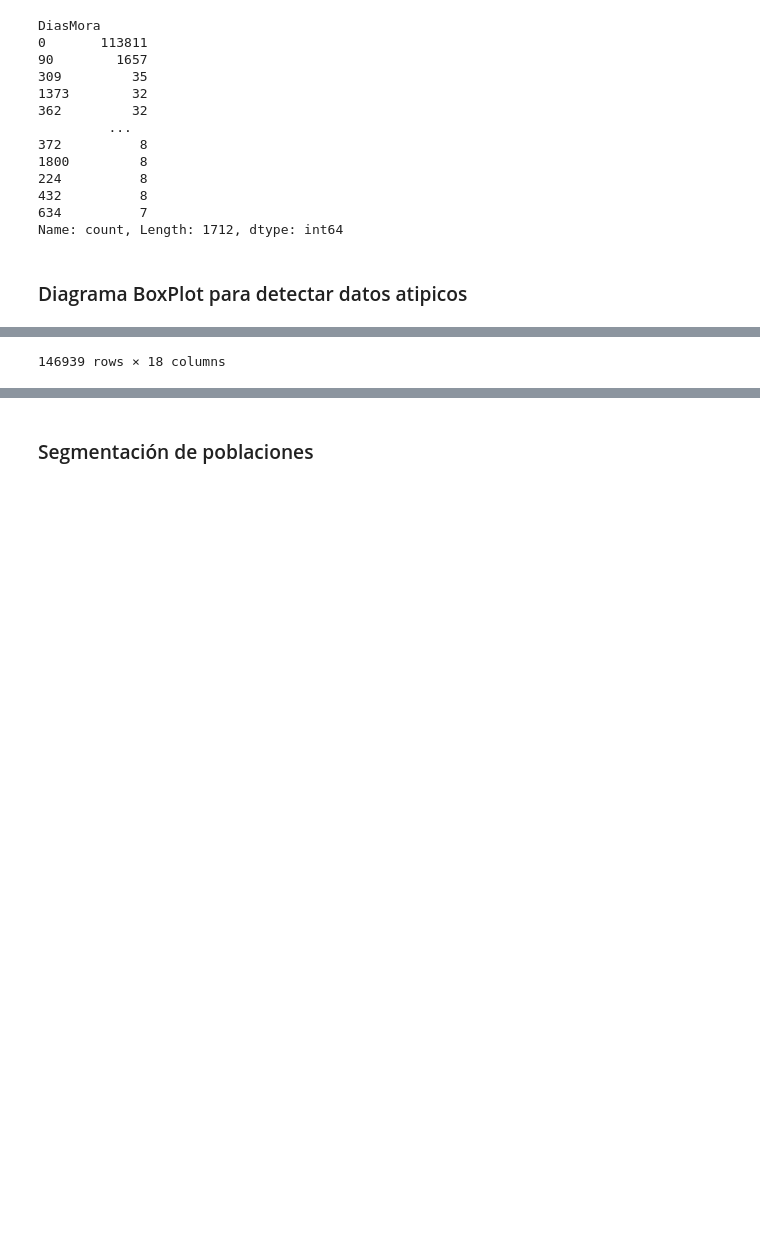
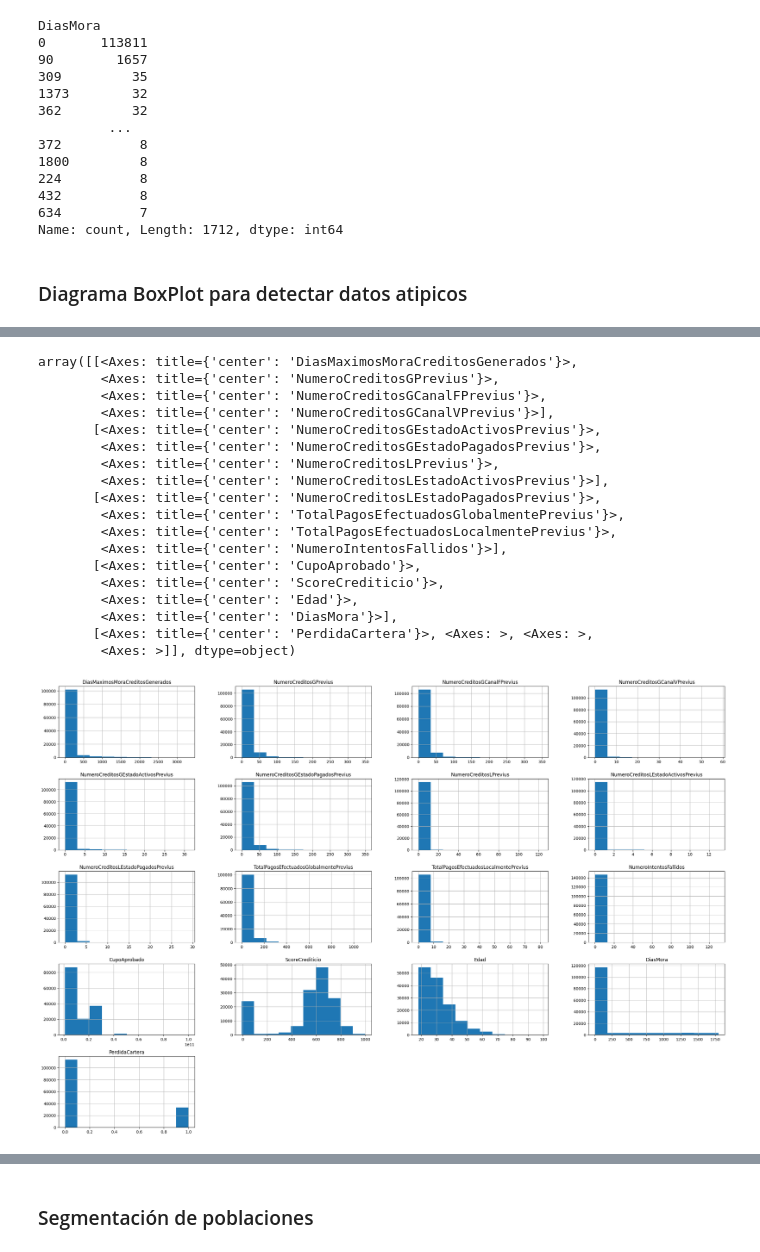
Before and after one commit to Mathnalytics17/TestKeraunos, a Jupyter notebook: ETL.ipynb, the cells around one changed output, grey strips where cells are left out. Cells and saved outputs as stored; diff of their text form; code cells hidden in the pictures; blank space fills up the shorter version.

```diff
--- a/ETL.ipynb
+++ b/ETL.ipynb
@@ -370,3 +396,3 @@ df[variables_cuantificables].boxplot(figsize=(20,20))
 # %%
-df[variables_cuantificables]
+df[variables_cuantificables].hist(figsize=(30,20))
 # %% [output]
@@ -385 +399,19 @@ df[variables_cuantificables]
-146939 rows × 18 columns
+array([[<Axes: title={'center': 'DiasMaximosMoraCreditosGenerados'}>,
+        <Axes: title={'center': 'NumeroCreditosGPrevius'}>,
+        <Axes: title={'center': 'NumeroCreditosGCanalFPrevius'}>,
+        <Axes: title={'center': 'NumeroCreditosGCanalVPrevius'}>],
+       [<Axes: title={'center': 'NumeroCreditosGEstadoActivosPrevius'}>,
+        <Axes: title={'center': 'NumeroCreditosGEstadoPagadosPrevius'}>,
+        <Axes: title={'center': 'NumeroCreditosLPrevius'}>,
+        <Axes: title={'center': 'NumeroCreditosLEstadoActivosPrevius'}>],
+       [<Axes: title={'center': 'NumeroCreditosLEstadoPagadosPrevius'}>,
+        <Axes: title={'center': 'TotalPagosEfectuadosGlobalmentePrevius'}>,
+        <Axes: title={'center': 'TotalPagosEfectuadosLocalmentePrevius'}>,
+        <Axes: title={'center': 'NumeroIntentosFallidos'}>],
+       [<Axes: title={'center': 'CupoAprobado'}>,
+        <Axes: title={'center': 'ScoreCrediticio'}>,
+        <Axes: title={'center': 'Edad'}>,
+        <Axes: title={'center': 'DiasMora'}>],
+       [<Axes: title={'center': 'PerdidaCartera'}>, <Axes: >, <Axes: >,
+        <Axes: >]], dtype=object)
+[figure, added]
```
Also changed, not shown: parts of 20 cells of this notebook, 3 other files.
